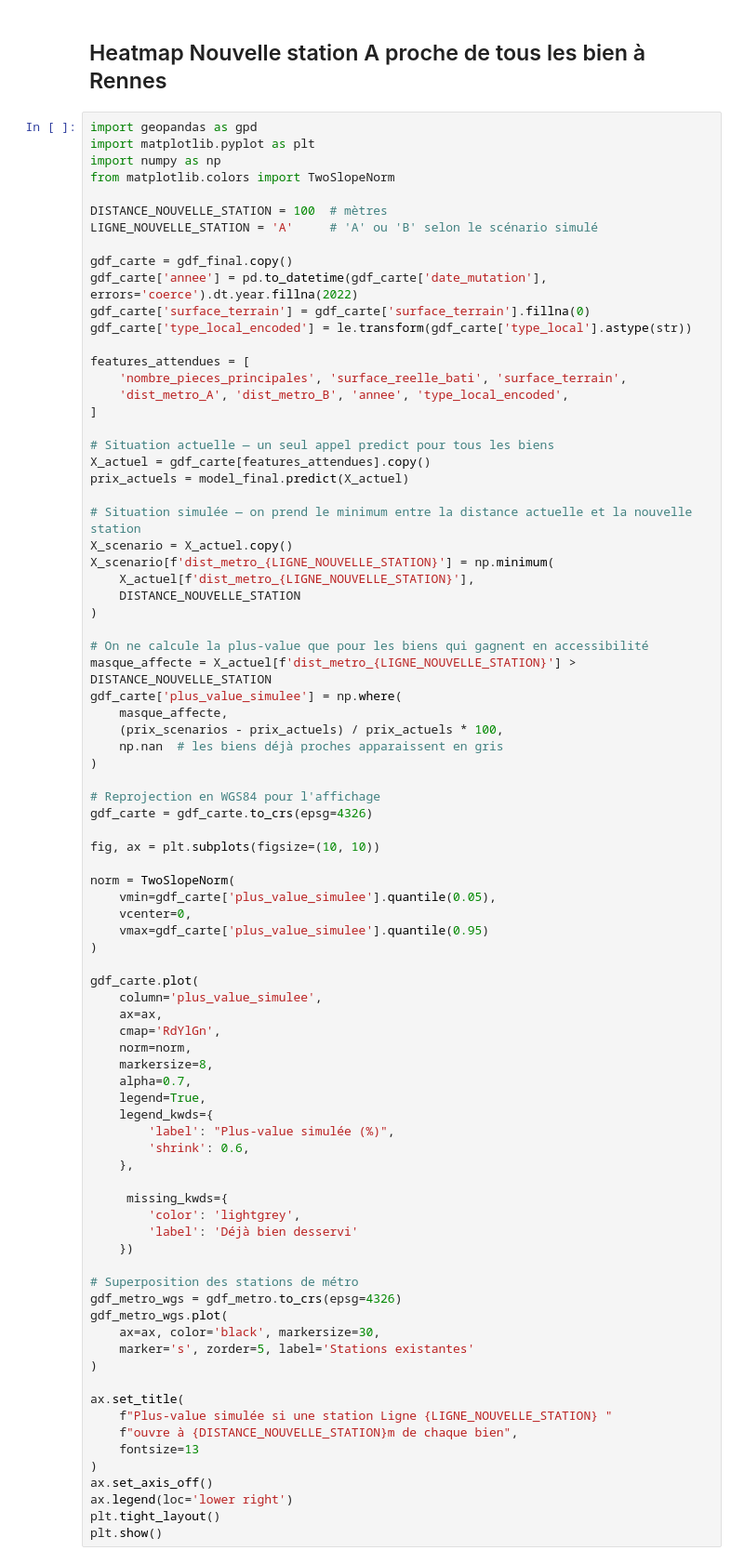
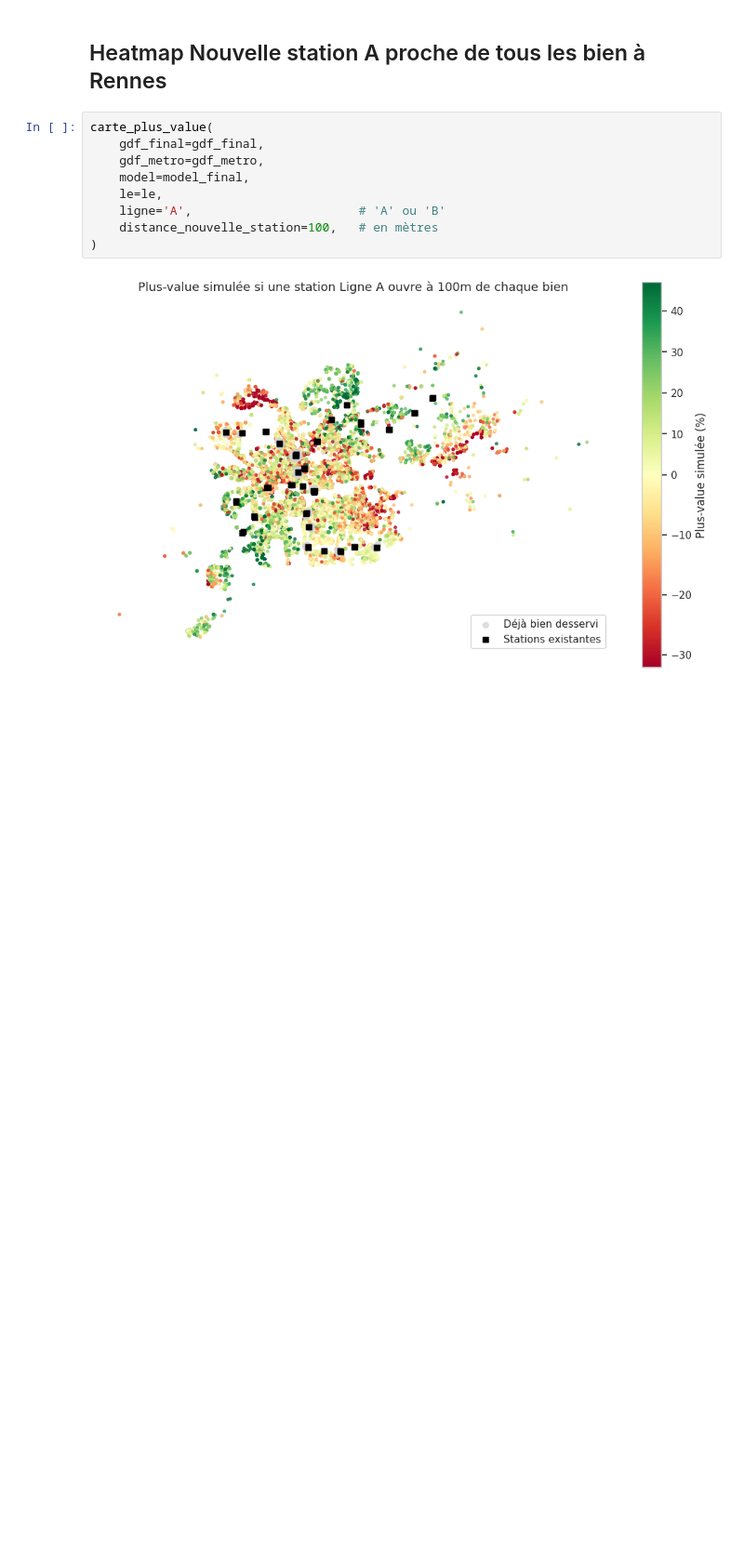
Before and after one commit to Maytenaa/Projet-python-pour-la-data-science, a Jupyter notebook: notebooks.ipynb, the cells around one changed output. Shown at 93% size. Drawn from its saved outputs; the diff is of its cells as text; blank space fills up the shorter version.

```diff
--- a/notebooks.ipynb
+++ b/notebooks.ipynb
@@ -348,85 +357,13 @@ Pour une nouvelle station B proche du bien témoin, il en résulterai une augmen
 # %% [markdown]
 ## Heatmap Nouvelle station A proche de tous les bien à Rennes
 # %%
-import geopandas as gpd
-import matplotlib.pyplot as plt
-import numpy as np
-from matplotlib.colors import TwoSlopeNorm
-
-DISTANCE_NOUVELLE_STATION = 100  # mètres
-LIGNE_NOUVELLE_STATION = 'A'     # 'A' ou 'B' selon le scénario simulé
-
-gdf_carte = gdf_final.copy()
-gdf_carte['annee'] = pd.to_datetime(gdf_carte['date_mutation'], errors='coerce').dt.year.fillna(2022)
-gdf_carte['surface_terrain'] = gdf_carte['surface_terrain'].fillna(0)
-gdf_carte['type_local_encoded'] = le.transform(gdf_carte['type_local'].astype(str))
-
-features_attendues = [
-    'nombre_pieces_principales', 'surface_reelle_bati', 'surface_terrain',
-    'dist_metro_A', 'dist_metro_B', 'annee', 'type_local_encoded',
-]
-
-# Situation actuelle — un seul appel predict pour tous les biens
-X_actuel = gdf_carte[features_attendues].copy()
-prix_actuels = model_final.predict(X_actuel)
-
-# Situation simulée — on prend le minimum entre la distance actuelle et la nouvelle station
-X_scenario = X_actuel.copy()
-X_scenario[f'dist_metro_{LIGNE_NOUVELLE_STATION}'] = np.minimum(
-    X_actuel[f'dist_metro_{LIGNE_NOUVELLE_STATION}'],
-    DISTANCE_NOUVELLE_STATION
+carte_plus_value(
+    gdf_final=gdf_final,
+    gdf_metro=gdf_metro,
+    model=model_final,
+    le=le,
+    ligne='A',                       # 'A' ou 'B'
+    distance_nouvelle_station=100,   # en mètres
 )
-
-# On ne calcule la plus-value que pour les biens qui gagnent en accessibilité
-masque_affecte = X_actuel[f'dist_metro_{LIGNE_NOUVELLE_STATION}'] > DISTANCE_NOUVELLE_STATION
-gdf_carte['plus_value_simulee'] = np.where(
-    masque_affecte,
-    (prix_scenarios - prix_actuels) / prix_actuels * 100,
-    np.nan  # les biens déjà proches apparaissent en gris
-)
-
-# Reprojection en WGS84 pour l'affichage
-gdf_carte = gdf_carte.to_crs(epsg=4326)
-
-fig, ax = plt.subplots(figsize=(10, 10))
-
-norm = TwoSlopeNorm(
-    vmin=gdf_carte['plus_value_simulee'].quantile(0.05),
-    vcenter=0,
-    vmax=gdf_carte['plus_value_simulee'].quantile(0.95)
-)
-
-gdf_carte.plot(
-    column='plus_value_simulee',
-    ax=ax,
-    cmap='RdYlGn',
-    norm=norm,
-    markersize=8,
-    alpha=0.7,
-    legend=True,
-    legend_kwds={
-        'label': "Plus-value simulée (%)",
-        'shrink': 0.6,
-    },
-
-     missing_kwds={
-        'color': 'lightgrey',
-        'label': 'Déjà bien desservi'
-    })
-
-# Superposition des stations de métro
-gdf_metro_wgs = gdf_metro.to_crs(epsg=4326)
-gdf_metro_wgs.plot(
-    ax=ax, color='black', markersize=30,
-    marker='s', zorder=5, label='Stations existantes'
-)
-
-ax.set_title(
-    f"Plus-value simulée si une station Ligne {LIGNE_NOUVELLE_STATION} "
-    f"ouvre à {DISTANCE_NOUVELLE_STATION}m de chaque bien",
-    fontsize=13
-)
-ax.set_axis_off()
-ax.legend(loc='lower right')
-plt.tight_layout()
-plt.show()
+# %% [output]
+[figure, added]
```
Also changed, not shown: parts of 5 cells of this notebook, 2 other files.
